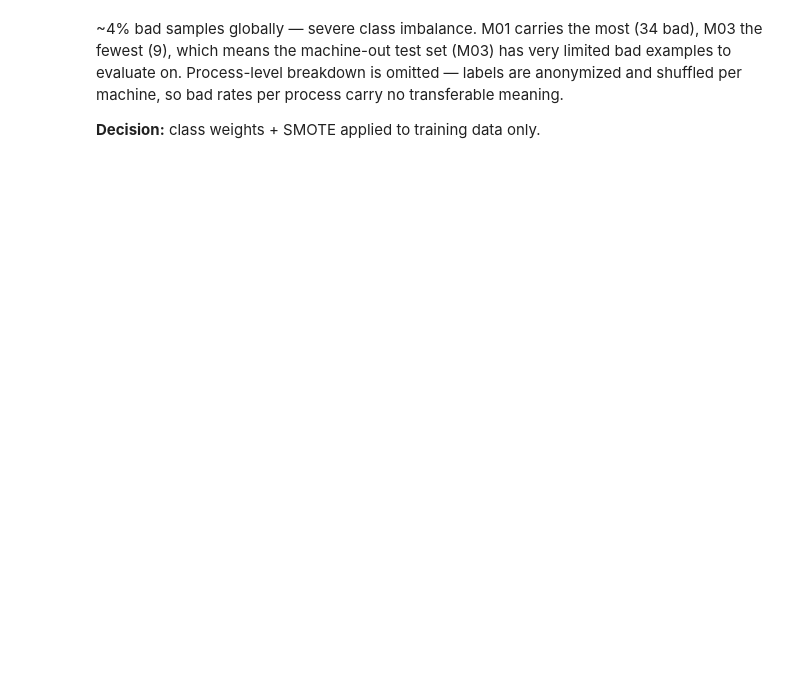
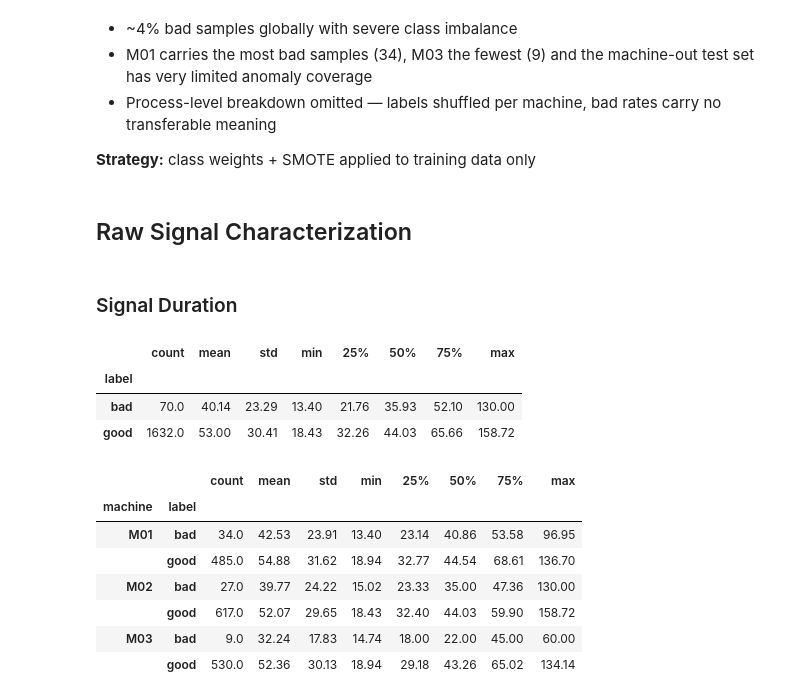
Before and after one commit to louisvietng/cnc-anomaly-detection, a Jupyter notebook: notebooks/00_EDA.ipynb, the cells around one changed output. Drawn from its saved outputs; the diff is of its cells as text; code cells hidden in the pictures; blank space fills up the shorter version.

```diff
--- a/notebooks/00_EDA.ipynb
+++ b/notebooks/00_EDA.ipynb
@@ -99,8 +106,35 @@ print(f"Global imbalance — good: {ratio['good']} ({ratio['good']/len(df):.2%}
 Global imbalance — good: 1632 (95.89% good) | Bad: 70 (4.11% bad)
 # %% [markdown]
-~4% bad samples globally — severe class imbalance. M01 carries the most (34 bad), M03 the fewest (9),
-which means the machine-out test set (M03) has very limited bad examples to evaluate on.
-Process-level breakdown is omitted — labels are anonymized and shuffled per machine, so bad rates
-per process carry no transferable meaning.
+- ~4% bad samples globally with severe class imbalance
+- M01 carries the most bad samples (34), M03 the fewest (9) and the machine-out test set has very limited anomaly coverage
+- Process-level breakdown omitted — labels shuffled per machine, bad rates carry no transferable meaning
 
-**Decision:** class weights + SMOTE applied to training data only.
+**Strategy:** class weights + SMOTE applied to training data only
+# %% [markdown]
+## Raw Signal Characterization
+# %% [markdown]
+### Signal Duration
+# %%
+SAMPLING_RATE_HZ = 2000
+
+df["duration_s"] = df["filepath"].apply(
+    lambda p: data_loader_utils.datafile_read(p, plotting=False).shape[0] / SAMPLING_RATE_HZ
+)
+# %%
+df.groupby("label")["duration_s"].describe().round(2)
+# %% [output]
+|  | count | mean | std | min | 25% | 50% | 75% | max |
+| label |  |  |  |  |  |  |  |  |
+| bad | 70.0 | 40.14 | 23.29 | 13.40 | 21.76 | 35.93 | 52.10 | 130.00 |
+| good | 1632.0 | 53.00 | 30.41 | 18.43 | 32.26 | 44.03 | 65.66 | 158.72 |
+# %%
+df.groupby(["machine", "label"])["duration_s"].describe().round(2)
+# %% [output]
+|  |  | count | mean | std | min | 25% | 50% | 75% | max |
+| machine | label |  |  |  |  |  |  |  |  |
+| M01 | bad | 34.0 | 42.53 | 23.91 | 13.40 | 23.14 | 40.86 | 53.58 | 96.95 |
+|  | good | 485.0 | 54.88 | 31.62 | 18.94 | 32.77 | 44.54 | 68.61 | 136.70 |
+| M02 | bad | 27.0 | 39.77 | 24.22 | 15.02 | 23.33 | 35.00 | 47.36 | 130.00 |
+|  | good | 617.0 | 52.07 | 29.65 | 18.43 | 32.40 | 44.03 | 59.90 | 158.72 |
+| M03 | bad | 9.0 | 32.24 | 17.83 | 14.74 | 18.00 | 22.00 | 45.00 | 60.00 |
+|  | good | 530.0 | 52.36 | 30.13 | 18.94 | 29.18 | 43.26 | 65.02 | 134.14 |
```
Also changed, not shown: parts of 26 cells of this notebook, 3 other files.
